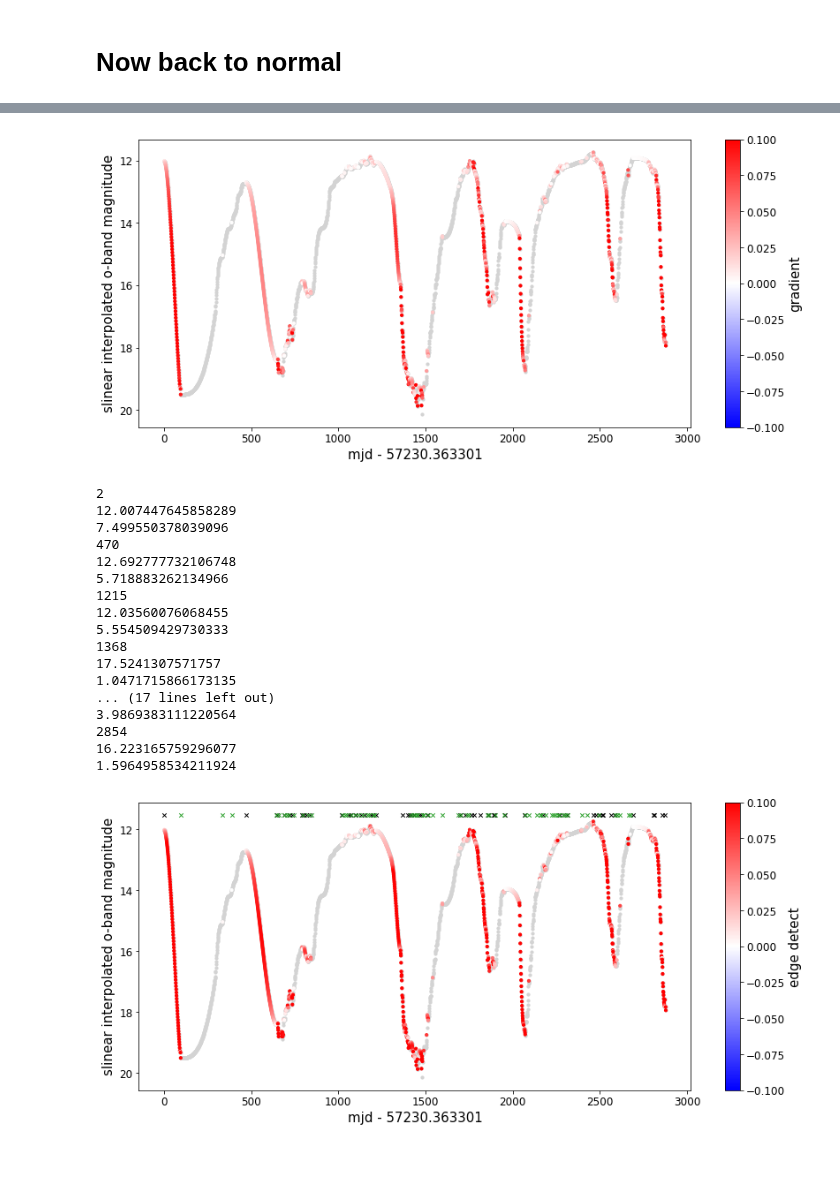
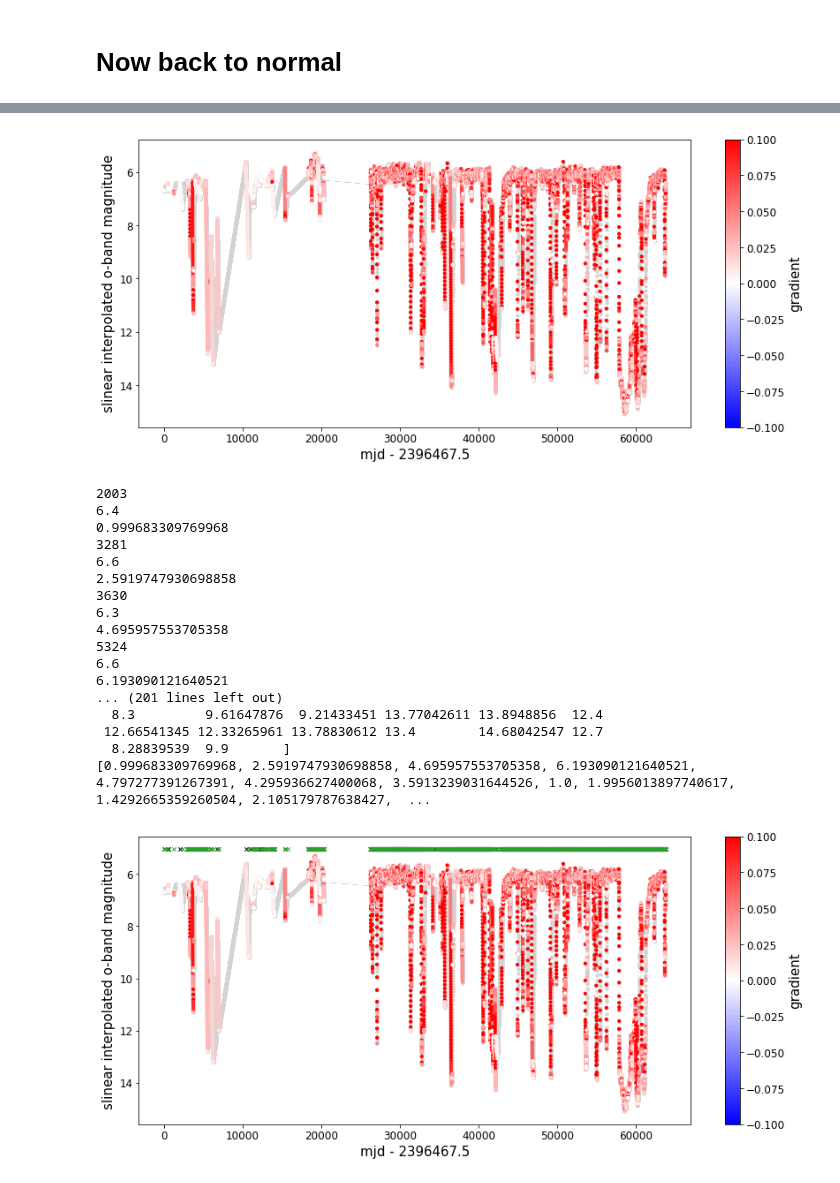
Before and after one commit to courtcraw/Notebooks, a Jupyter notebook: decline_detection.ipynb, the cells around one changed output, grey strips where cells are left out. Cells and saved outputs as stored; diff of their text form; code cells hidden in the pictures.

Commit message:
nov 7 - updates to decline detection (errors, RCrB test)

```diff
--- a/decline_detection.ipynb
+++ b/decline_detection.ipynb
@@ -134,7 +199,10 @@ def non_uniform_savgol(x, y, window, polynom):
 # atlas = pd.read_csv('../data/RCB_LC_FORTESTING/2023-06-15_AOHer_ATLAS.csv')
 # atlas = pd.read_csv('../data/RCB_LC_FORTESTING/2023-06-19_ASAS-RCB-14_ATLAS.csv')
 # atlas = pd.read_csv('../data/RCB_LC_FORTESTING/2023-06-19_ASAS-RCB-16_ATLAS.csv')
-atlas = pd.read_csv('../data/RCB_LC_FORTESTING/2023-06-19_ASAS-RCB-19_ATLAS.csv')
+# atlas = pd.read_csv('../data/RCB_LC_FORTESTING/2023-06-19_ASAS-RCB-19_ATLAS.csv')
+# atlas = pd.read_csv('../data/RCB_LC_FORTESTING/2023-11-07_ASAS-RCB-21_ATLAS.csv')
+# atlas = pd.read_csv('../data/RCB_LC_FORTESTING/2023-11-07_ASAS-RCB-7_ATLAS.csv')
+atlas = pd.read_csv('../data/RCB_LC_FORTESTING/2023-11-07_EROS2-CG-RCB-10_ATLAS.csv')
 atlas
 # %% [output]
 |  | mjd | m | dm | ujy | dujy | f | err | reduced_chi | ra | dec | x | ... |
@@ -521,6 +592,8 @@ mjd_scale = savgol_filtered_oband['mjd'][0]
 # iter_savgol_filtered = savgol_filtered_oband['m']
 # savgol_filtered_oband
 # %%
+mjd_scale = savgol_filtered_oband['mjd'][0]
+
 # smoothed_flux = convolve(median_filtered_oband['m'], Gaussian1DKernel(20),boundary='extend')
 
 # interpolation_function = sp.interpolate.interp1d(np.asarray(savgol_filtered_oband['mjd']-mjd_scale),
@@ -531,15 +604,15 @@ mjd_scale = savgol_filtered_oband['mjd'][0]
 #                                                  kind='slinear')
 interpolation_function = sp.interpolate.interp1d(np.asarray(savgol_filtered_oband['mjd']-mjd_scale),
                                                  np.asarray(savgol_filtered_oband['m']),
-                                                 kind='slinear')
+                                                 kind='linear')
 
 ### attempting monotone interpolants ###
 # interpolation_function = Akima1DInterpolator(np.asarray(savgol_filtered_oband['mjd']-mjd_scale),
 #                                                  np.asarray(iter_savgol_filtered)) # this one is bad
 # interpolation_function = PchipInterpolator(np.asarray(savgol_filtered_oband['mjd']-mjd_scale),
 #                                                  np.asarray(iter_savgol_filtered)) # this one is better
-interpolation_function = PchipInterpolator(np.asarray(savgol_filtered_oband['mjd']-mjd_scale),
-                                                 np.asarray(savgol_filtered_oband['m'])) # this one is better
+# interpolation_function = PchipInterpolator(np.asarray(savgol_filtered_oband['mjd']-mjd_scale),
+#                                                  np.asarray(savgol_filtered_oband['m'])) # this one is better
 
 
 ## what time resolution? I don't want to lose any of the real data if possible
@@ -901,7 +983,7 @@ plt.clim(-0.1,0.1)
 # plt.xlim(500,1000)
 plt.show()
 # %% [output]
-[figure, old version]
+[figure, new version]
 # %%
 def find_runs(x):
     x = np.asanyarray(x)
@@ -965,47 +1047,49 @@ for i in range(0,len(resample_flux[run_start])):
         decline_depth.append(resample_flux[run_start[i+1]] - resample_flux[run_start[i]])
 #     if i == len(resample_flux[run_start]):
 #         print('end')
+print(resample_flux[decline_end])
+print(decline_depth)
 # %% [output]
-2
-12.007447645858289
-7.499550378039096
-470
-12.692777732106748
-5.718883262134966
-1215
-12.03560076068455
-5.554509429730333
-1368
-17.5241307571757
-1.0471715866173135
-... (17 lines left out)
-3.9869383111220564
-2854
-16.223165759296077
-1.5964958534211924
+2003
+6.4
+0.999683309769968
+3281
+6.6
+2.5919747930698858
+3630
+6.3
+4.695957553705358
+5324
+6.6
+6.193090121640521
+... (201 lines left out)
+  8.3         9.61647876  9.21433451 13.77042611 13.8948856  12.4
+ 12.66541345 12.33265961 13.78830612 13.4        14.68042547 12.7
+  8.28839539  9.9       ]
+[0.999683309769968, 2.5919747930698858, 4.695957553705358, 6.193090121640521, 4.797277391267391, 4.295936627400068, 3.5913239031644526, 1.0, 1.9956013897740617, 1.4292665359260504, 2.105179787638427,  ...
 # %%
 plt.figure(figsize=(14,6))
 plt.scatter(resample_time,resample_flux,s=10,color='lightgrey')
 plt.scatter(resample_time[downward_mask],
             np.full(len(resample_time[downward_mask]),np.min(resample_flux))-0.2,
             s=20,marker='x',color='k',zorder=3)
 plt.scatter(resample_time[upward_mask],
             np.full(len(resample_time[upward_mask]),np.min(resample_flux))-0.2,
                     s=20,marker='x',color='tab:green',zorder=3)
 # plt.scatter(savgol_filtered_oband['mjd'][decline_onset]-mjd_scale,
 #             np.full(len(savgol_filtered_oband['mjd'][decline_onset]),np.min(savgol_filtered_oband['m']))-0.2,
 #                     s=20,marker='x',color='k',zorder=3)
 plt.scatter(resample_time[total_mask],resample_flux[total_mask],s=10,
-            c=(new_edge_detect[total_mask]),cmap='bwr')
+            c=(gradient[total_mask]),cmap='bwr')
 
 plt.gca().invert_yaxis()
 plt.xlabel('mjd - '+str(mjd_scale))
 plt.ylabel('slinear interpolated o-band magnitude')
-plt.colorbar(label='edge detect')
+plt.colorbar(label='gradient')
 plt.clim(-0.1,0.1)
 plt.show()
 # %% [output]
-[figure, old version]
+[figure, new version]
 # %%
 plt.figure(figsize=(14,6))
 plt.scatter(resample_time,resample_flux,s=10,color='lightgrey')
```
Also changed, not shown: parts of 55 cells of this notebook, 1 other file.
